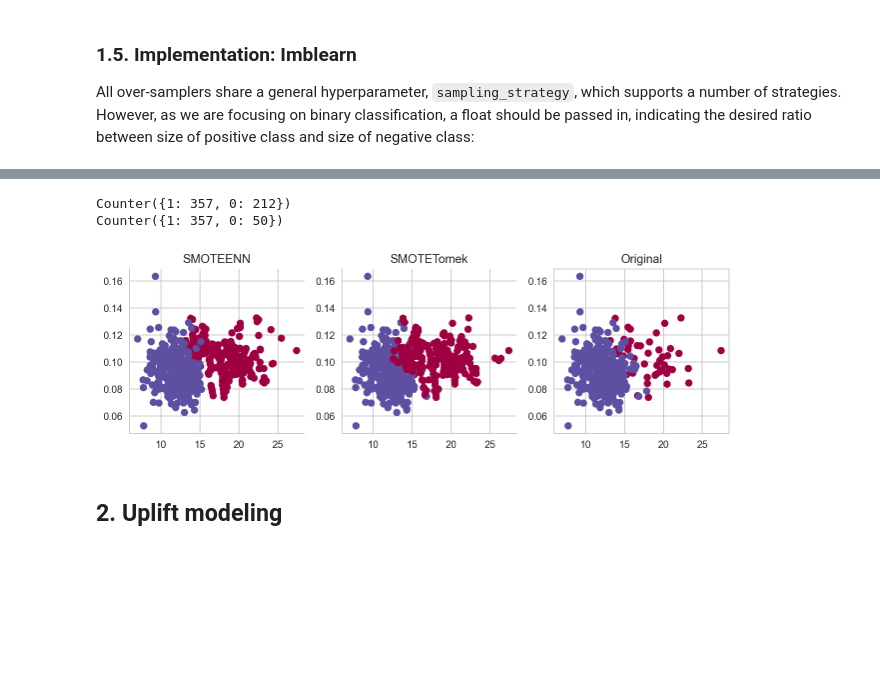
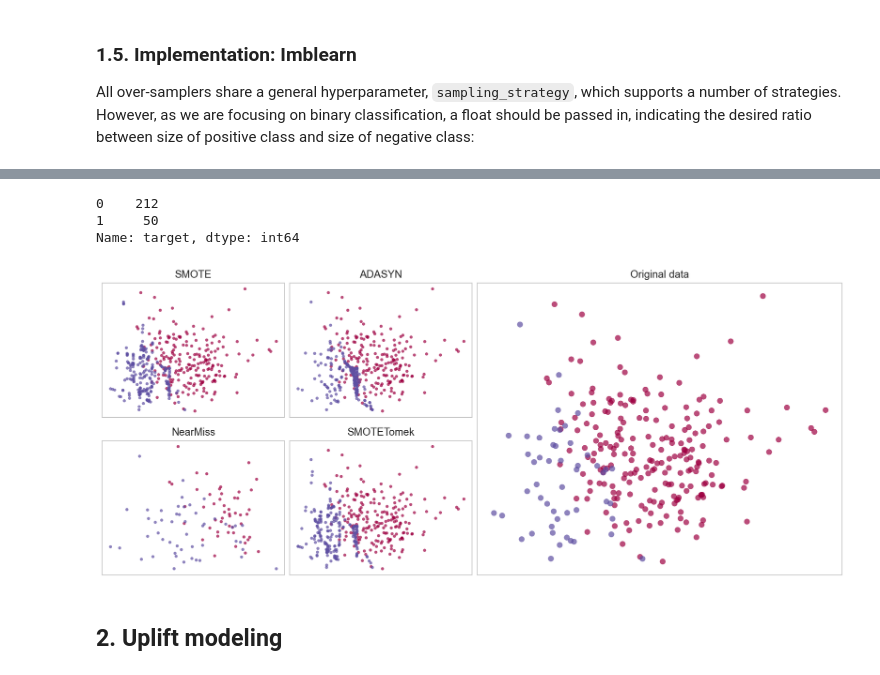
Before and after one commit to hungpq7/tabular-book, a Jupyter notebook: 07-tabular-learning/imblearn-targeted-modeling.ipynb, the cells around one changed output, grey strips where cells are left out. Cells and saved outputs as stored; diff of their text form; code cells hidden in the pictures; blank space fills up the shorter version.

```diff
--- a/07-tabular-learning/imblearn-targeted-modeling.ipynb
+++ b/07-tabular-learning/imblearn-targeted-modeling.ipynb
@@ -360,6 +357,0 @@ X_imb, y_imb = make_imbalance(X, y, sampling_strategy=sampling_strategy)
-# %%
-print(Counter(y))
-print(Counter(y_imb))
-# %% [output]
-Counter({1: 357, 0: 212})
-Counter({1: 357, 0: 50})
@@ -369,15 +358,46 @@ smote_tomek = combine.SMOTETomek()
-# %%
-samplers = [smote_enn, smote_tomek]
-fig, axs = plt.subplots(ncols=3, figsize=(9,3))
-
-for ax, sampler in zip(axs.ravel(), samplers):
-    plot_resampling(X_imb,y_imb,sampler,ax)
-
-axs[2].scatter(X_imb.iloc[:,0], X_imb.iloc[:,4],c=y_imb,cmap='Spectral')
-axs[2].set_title("Original")
-fig.tight_layout()
-# %% [output]
-[figure, removed]
+# %%
+df = pd.read_csv('../data/breast_cancer.csv')
+x = df.drop(columns='target')
+y = df['target']
+xImb, yImb = make_imbalance(x, y, sampling_strategy={0: 212, 1: 50})
+yImb.value_counts()
+# %% [output]
+0    212
+1     50
+Name: target, dtype: int64
+# %%
+listResampler = [
+    (1, SMOTE()),
+    (2, ADASYN()),
+    (3, NearMiss()),
+    (4, SMOTETomek()),
+]
+
+mosaic = [
+    [1, 2, 0, 0],
+    [3, 4, 0, 0],
+]
+
+paramScatter = dict(cmap='Spectral', alpha=0.7)
+paramTick = dict(bottom=False, left=False, labelbottom=False, labelleft=False)
+# %%
+fig, ax = plt.subplot_mosaic(mosaic, figsize=(12,5), constrained_layout=True)
+
+ax[0].scatter(xImb.mean_radius, xImb.mean_smoothness, c=yImb, s=40, **paramScatter)
+ax[0].set_title('Original data')
+ax[0].grid(False)
+ax[0].tick_params(**paramTick)
+
+for idx, resampler in listResampler:
+    xRes, yRes = resampler.fit_resample(xImb, yImb)
+    ax[idx].scatter(xRes.mean_radius, xRes.mean_smoothness, c=yRes, s=10, **paramScatter)
+    ax[idx].set_title(resampler.__class__.__name__)
+    ax[idx].grid(False)
+    ax[idx].tick_params(**paramTick)
+
+plt.show()
+# %% [output]
+[figure, added]
 # %% [markdown]
 ## 2. Uplift modeling
 # %% [markdown]
```
Also changed, not shown: parts of 29 cells of this notebook.
